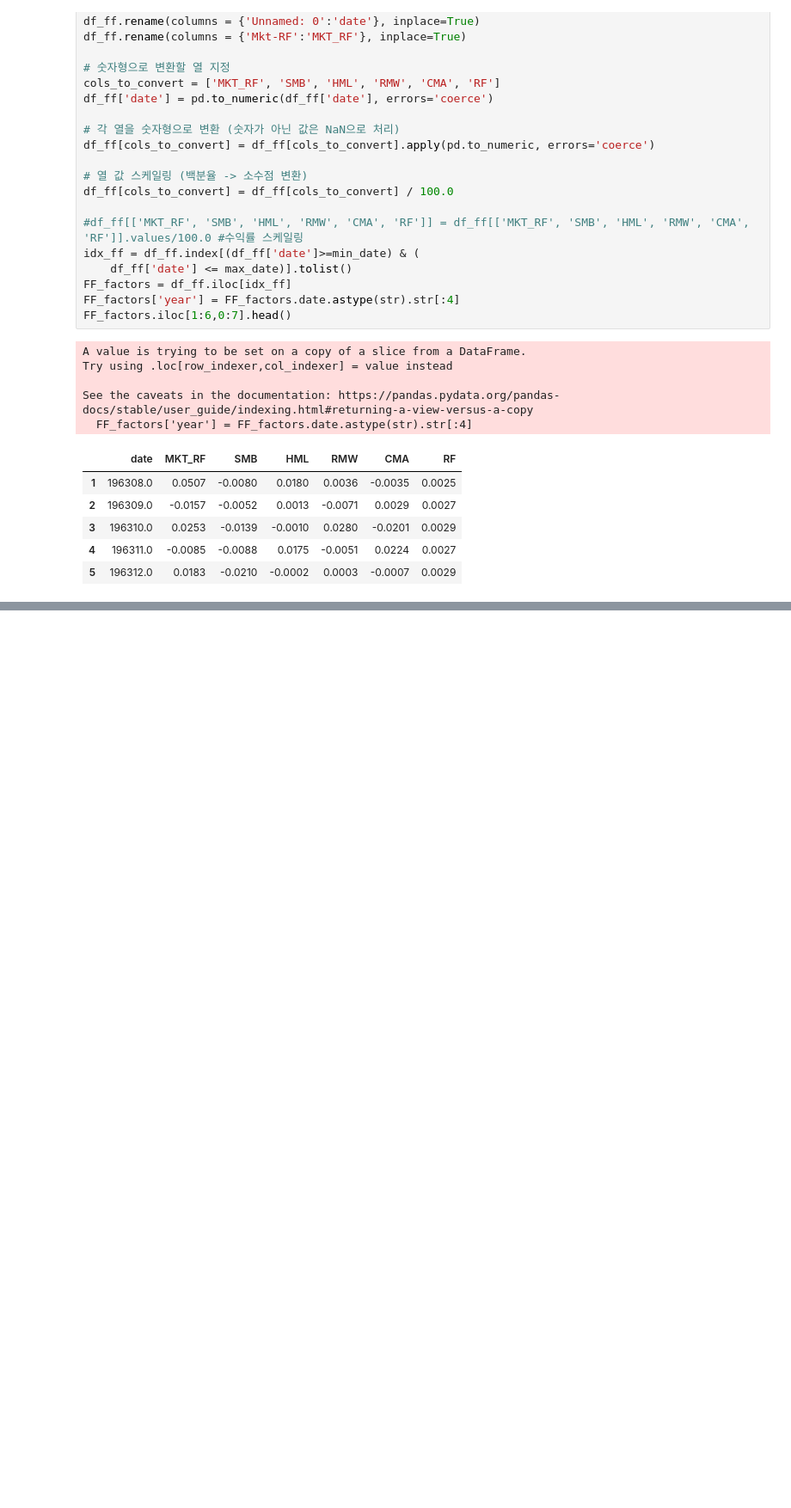
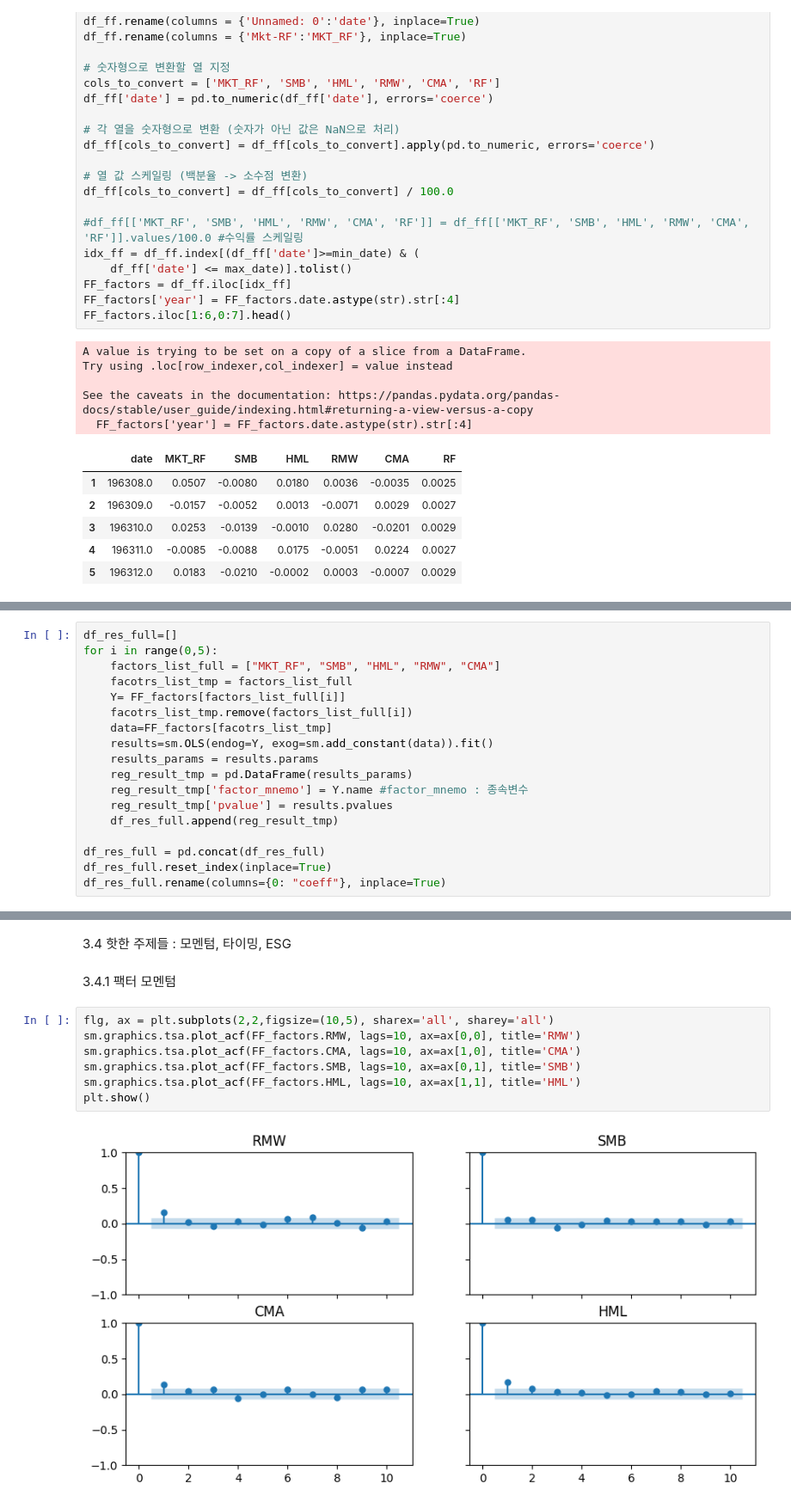
Before and after one commit to nomorebye/coding, a Jupyter notebook: ai3/chap1+3.ipynb, the cells around one changed output, grey strips where cells are left out. Shown at 86% size. Drawn from its saved outputs; the diff is of its cells as text; blank space fills up the shorter version.

```diff
--- a/ai3/chap1+3.ipynb
+++ b/ai3/chap1+3.ipynb
@@ -180,0 +310,18 @@ See the caveats in the documentation: https://pandas.pydata.org/pandas-docs/stab
+# %%
+df_res_full=[]
+for i in range(0,5):
+    factors_list_full = ["MKT_RF", "SMB", "HML", "RMW", "CMA"]
+    facotrs_list_tmp = factors_list_full
+    Y= FF_factors[factors_list_full[i]]
+    facotrs_list_tmp.remove(factors_list_full[i])
+    data=FF_factors[facotrs_list_tmp]
+    results=sm.OLS(endog=Y, exog=sm.add_constant(data)).fit()
+    results_params = results.params
+    reg_result_tmp = pd.DataFrame(results_params)
+    reg_result_tmp['factor_mnemo'] = Y.name #factor_mnemo : 종속변수
+    reg_result_tmp['pvalue'] = results.pvalues
+    df_res_full.append(reg_result_tmp)
+
+df_res_full = pd.concat(df_res_full)
+df_res_full.reset_index(inplace=True)
+df_res_full.rename(columns={0: "coeff"}, inplace=True)
@@ -180,0 +360,13 @@ See the caveats in the documentation: https://pandas.pydata.org/pandas-docs/stab
+# %% [markdown]
+3.4 핫한 주제들 : 모멘텀, 타이밍, ESG
+# %% [markdown]
+3.4.1 팩터 모멘텀
+# %%
+flg, ax = plt.subplots(2,2,figsize=(10,5), sharex='all', sharey='all')
+sm.graphics.tsa.plot_acf(FF_factors.RMW, lags=10, ax=ax[0,0], title='RMW')
+sm.graphics.tsa.plot_acf(FF_factors.CMA, lags=10, ax=ax[1,0], title='CMA')
+sm.graphics.tsa.plot_acf(FF_factors.SMB, lags=10, ax=ax[0,1], title='SMB')
+sm.graphics.tsa.plot_acf(FF_factors.HML, lags=10, ax=ax[1,1], title='HML')
+plt.show()
+# %% [output]
+[figure, added]
```
Also changed, not shown: parts of 18 cells of this notebook.
